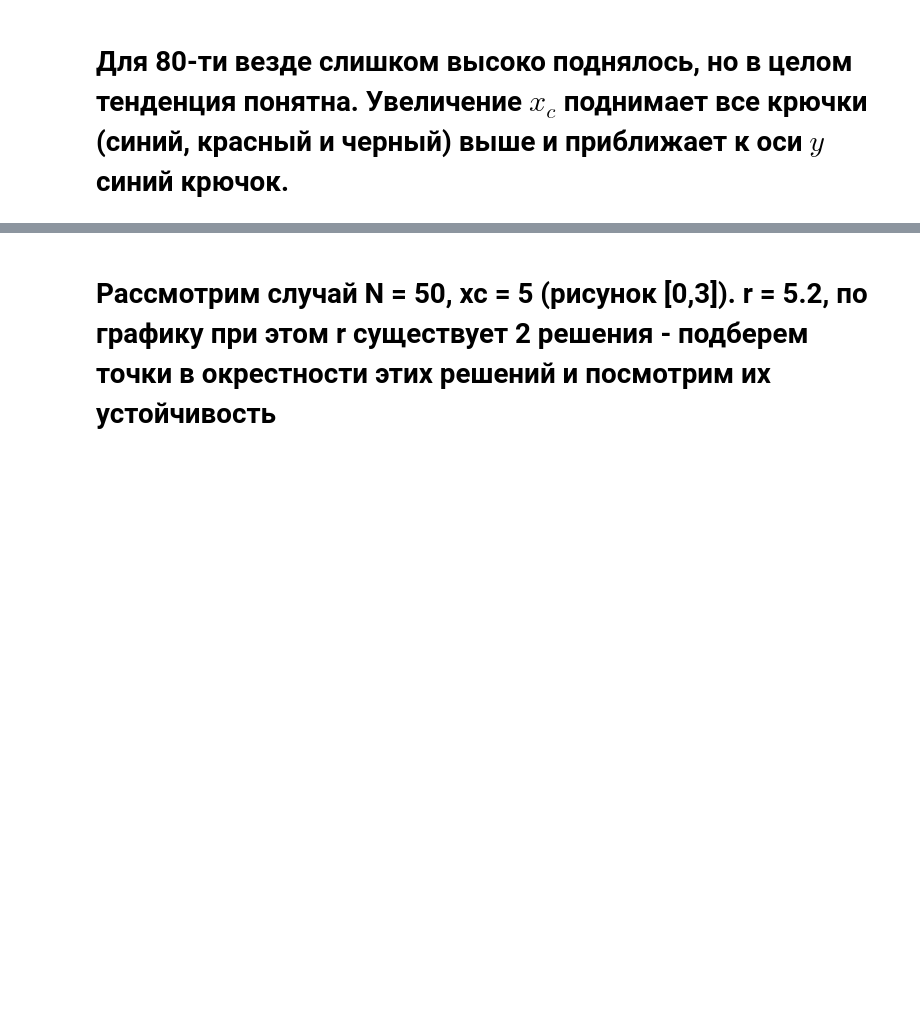
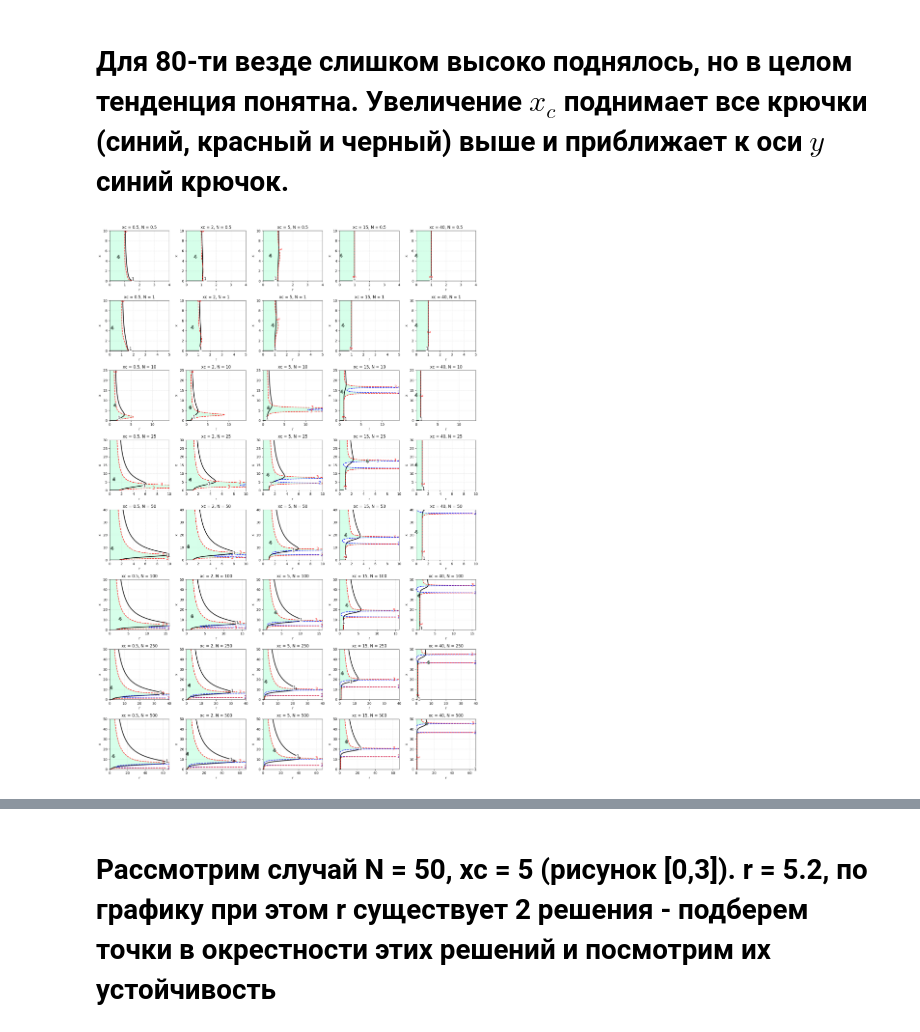
Before and after one commit to yobysheva/kursovaya, a Jupyter notebook: stac_points.ipynb, the cells around one changed output, grey strips where cells are left out. Cells and saved outputs as stored; diff of their text form; code cells hidden in the pictures; blank space fills up the shorter version.

```diff
--- a/stac_points.ipynb
+++ b/stac_points.ipynb
@@ -4,11 +12,4 @@ import matplotlib.pyplot as plt
 # %%
-def F(x, r, N, xc):
-    return r*x*(1 - 1/(1 + np.exp(xc - x))
-                + x/((1 + np.exp(xc - x))*(N + x)))
-
-def dF_dx(x, r, N, xc, h=1e-6):
-    return (F(x+h, r, N, xc) - F(x-h, r, N, xc)) / (2*h)
-
 xc_values = [0.5, 1.5, 2.5, 5, 15, 40, 80]
 N_values  = [0.5, 1, 10, 25, 50, 100, 250, 500, 1000]
 param_sets = [
@@ -26,8 +27,8 @@ axes = axes.flatten()
 for ax, (N, xc) in zip(axes, param_sets):
     x_max = x_max_map.get(N, 50)
     r_max = r_max_map.get(N, 10)
-    x = np.linspace(0, x_max, 1200)
-    r = np.linspace(0, r_max, 1200)
+    x = np.linspace(0, x_max, 500)
+    r = np.linspace(0, r_max, 500)
     R, X = np.meshgrid(r, x)
 
     G = X - F(X, R, N, xc)
@@ -56,0 +166,13 @@ plt.show()
+# %%
+xc_values = [0.5, 2, 5, 15, 40]
+N_values  = [0.5, 1, 10, 25, 50, 100, 250, 500]
+param_sets = [
+    (y,x) for y in N_values for x in xc_values
+]
+x_max_map = {1: 10, 25: 30, 0.5: 10, 10: 25, 50: 40, 100: 50, 250: 50, 500: 50, 1000: 50}
+r_max_map = {1: 5, 25: 10, 0.5: 4, 10: 14, 50: 10, 100: 16, 250: 40, 500: 67, 1000: 150}
+ncols = 5
+
+plot_stability(param_sets, x_max_map, r_max_map, ncols, 16, 25)
+# %% [output]
+[figure, added]
```
Also changed, not shown: parts of 17 cells of this notebook.
